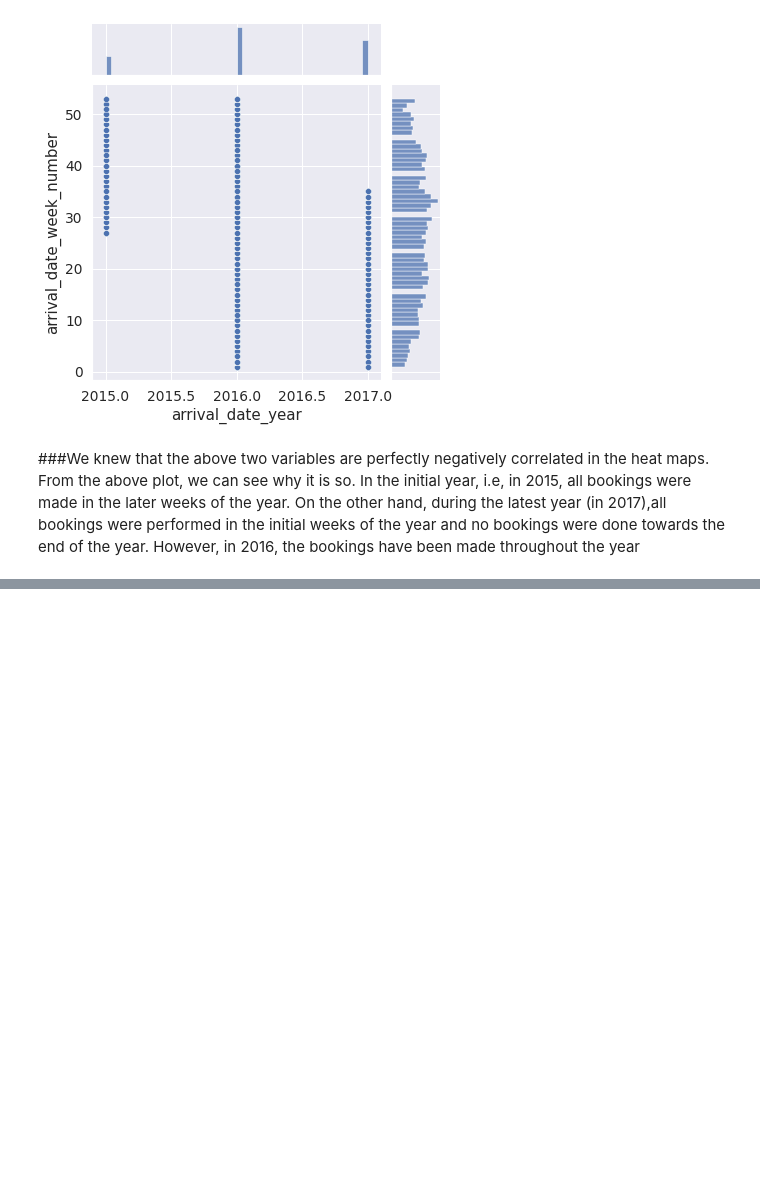
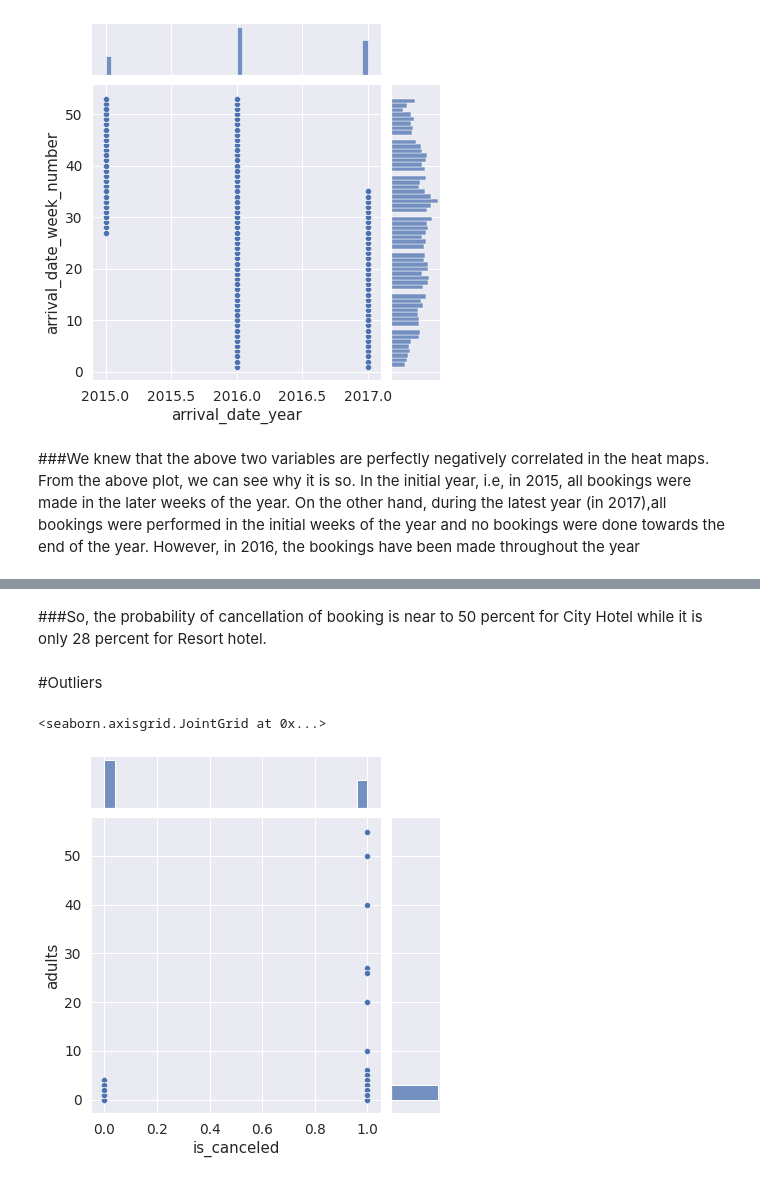
Before and after one commit to Mounikachig/hotel-booking, a Jupyter notebook: Copy_of_Hotel_Booking_Analysis_Capstone_Project.ipynb, the cells around one changed output, grey strips where cells are left out. Saved outputs shown, nothing was run; the diff lists cells and outputs as text; code cells hidden in the pictures; blank space fills up the shorter version.

```diff
--- a/Copy_of_Hotel_Booking_Analysis_Capstone_Project.ipynb
+++ b/Copy_of_Hotel_Booking_Analysis_Capstone_Project.ipynb
@@ -145,0 +182,9 @@ sns.distplot(df['adults'], hist=True)
+# %% [markdown]
+###So, the probability of cancellation of booking is near to 50 percent for City Hotel while it is only 28 percent for Resort hotel.
+# %% [markdown]
+#Outliers
+# %%
+sns.jointplot(x='is_canceled', y='adults', data=df[['is_canceled','adults']])
+# %% [output]
+<seaborn.axisgrid.JointGrid at 0x...>
+[figure, added]
```
Also changed, not shown: parts of 16 cells of this notebook.
